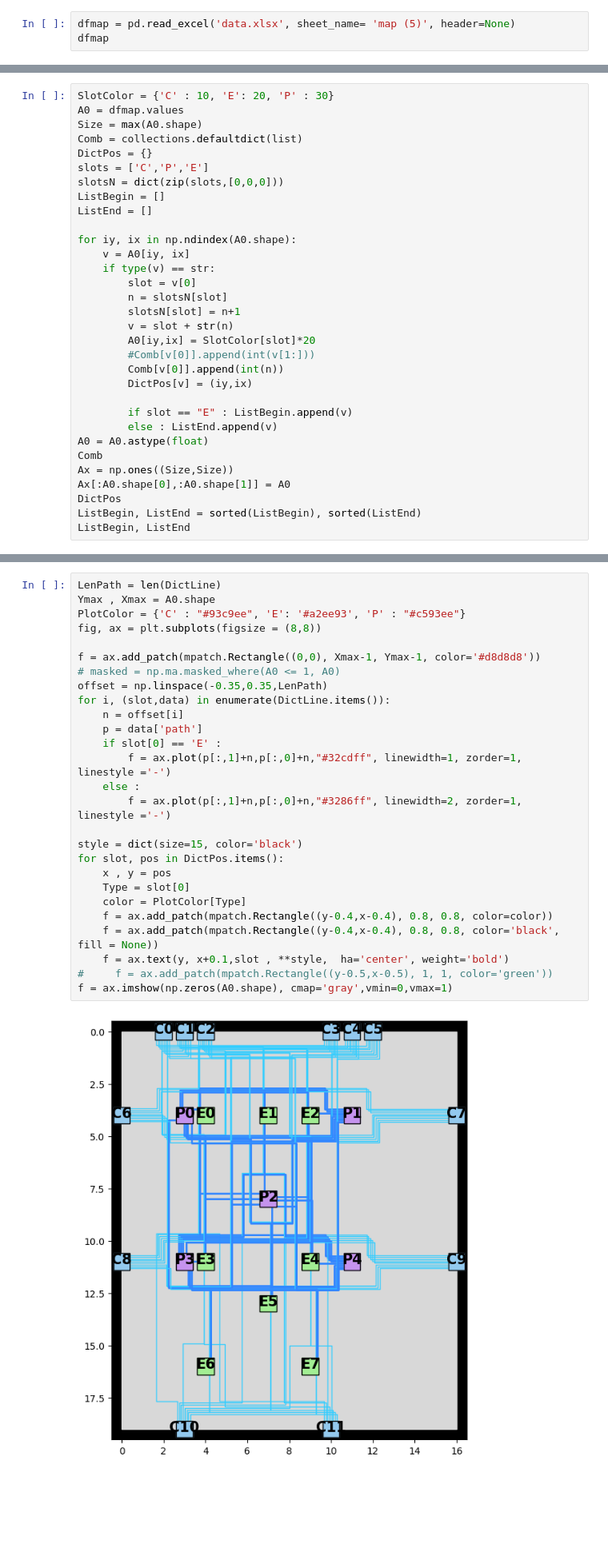
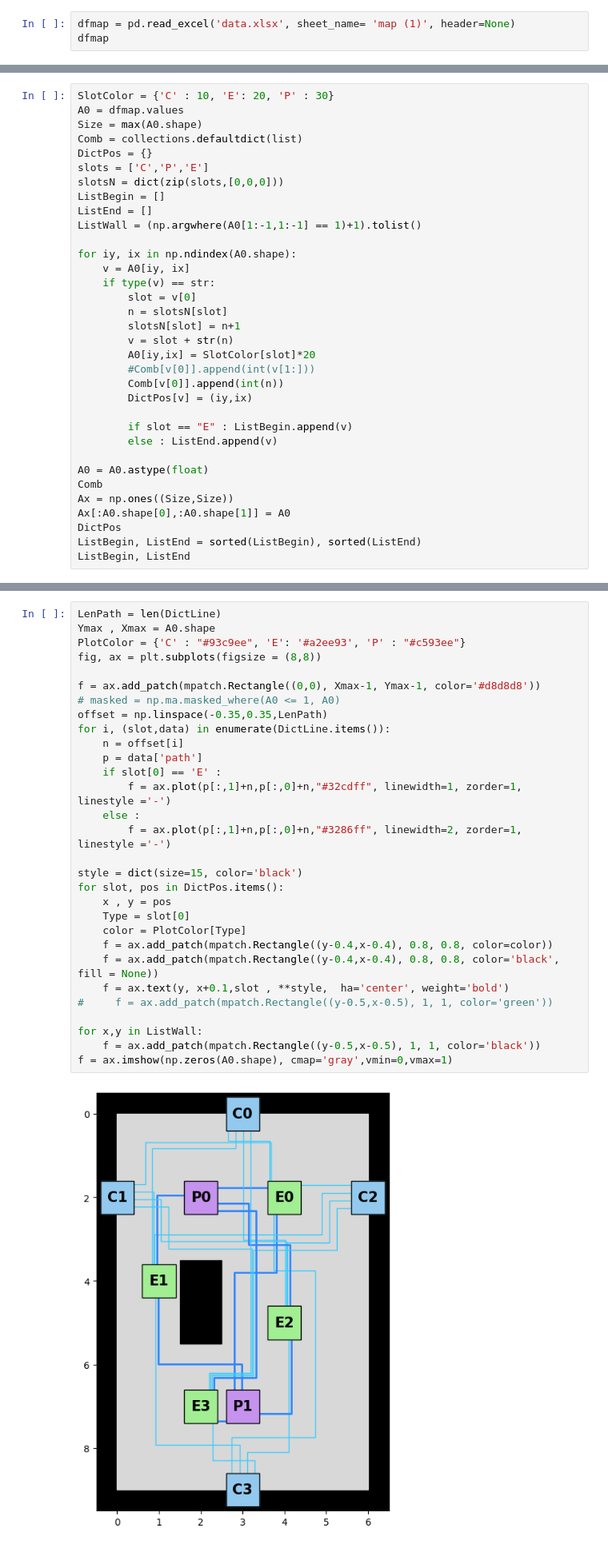
Before and after one commit to egos/valeo, a Jupyter notebook: New.ipynb, the cells around one changed output, grey strips where cells are left out. Shown: that part at 80% size. Drawn from its saved outputs; the diff is of its cells as text; blank space fills up the shorter version.

Commit message:
PF wall & rename app

```diff
--- a/New.ipynb
+++ b/New.ipynb
@@ -687,6 +687,6 @@ dfline
 # %%
 import matplotlib.patches as mpatch
 # %%
-dfmap = pd.read_excel('data.xlsx', sheet_name= 'map (5)', header=None)
+dfmap = pd.read_excel('data.xlsx', sheet_name= 'map (1)', header=None)
 dfmap
 # %% [output]
@@ -717,6 +711,7 @@ slots = ['C','P','E']
 slotsN = dict(zip(slots,[0,0,0]))
 ListBegin = []
 ListEnd = []
+ListWall = (np.argwhere(A0[1:-1,1:-1] == 1)+1).tolist()
 
 for iy, ix in np.ndindex(A0.shape):
     v = A0[iy, ix]
@@ -732,6 +727,7 @@ for iy, ix in np.ndindex(A0.shape):
 
         if slot == "E" : ListBegin.append(v)
         else : ListEnd.append(v)
+
 A0 = A0.astype(float)
 Comb
 Ax = np.ones((Size,Size))
@@ -836,32 +805,35 @@ pd.DataFrame(DictLine).T
 # %%
 LenPath = len(DictLine)
 Ymax , Xmax = A0.shape
 PlotColor = {'C' : "#93c9ee", 'E': '#a2ee93', 'P' : "#c593ee"}
 fig, ax = plt.subplots(figsize = (8,8))
 
 f = ax.add_patch(mpatch.Rectangle((0,0), Xmax-1, Ymax-1, color='#d8d8d8'))
 # masked = np.ma.masked_where(A0 <= 1, A0)
 offset = np.linspace(-0.35,0.35,LenPath)
 for i, (slot,data) in enumerate(DictLine.items()):
     n = offset[i]
     p = data['path']
     if slot[0] == 'E' :
         f = ax.plot(p[:,1]+n,p[:,0]+n,"#32cdff", linewidth=1, zorder=1, linestyle ='-')
     else :
         f = ax.plot(p[:,1]+n,p[:,0]+n,"#3286ff", linewidth=2, zorder=1, linestyle ='-')
 
 style = dict(size=15, color='black')
 for slot, pos in DictPos.items():
     x , y = pos
     Type = slot[0]
     color = PlotColor[Type]
     f = ax.add_patch(mpatch.Rectangle((y-0.4,x-0.4), 0.8, 0.8, color=color))
     f = ax.add_patch(mpatch.Rectangle((y-0.4,x-0.4), 0.8, 0.8, color='black', fill = None))
     f = ax.text(y, x+0.1,slot , **style,  ha='center', weight='bold')
 #     f = ax.add_patch(mpatch.Rectangle((y-0.5,x-0.5), 1, 1, color='green'))
+
+for x,y in ListWall:
+    f = ax.add_patch(mpatch.Rectangle((y-0.5,x-0.5), 1, 1, color='black'))
 f = ax.imshow(np.zeros(A0.shape), cmap='gray',vmin=0,vmax=1)
 # %% [output]
-[figure, old version]
+[figure, new version]
 # %%
 dfline = algo.dfline.copy()
 dfline['distPF'] = dfline.ID.map(d)-0.5
```
Also changed, not shown: parts of 12 cells of this notebook, 3 other files.
